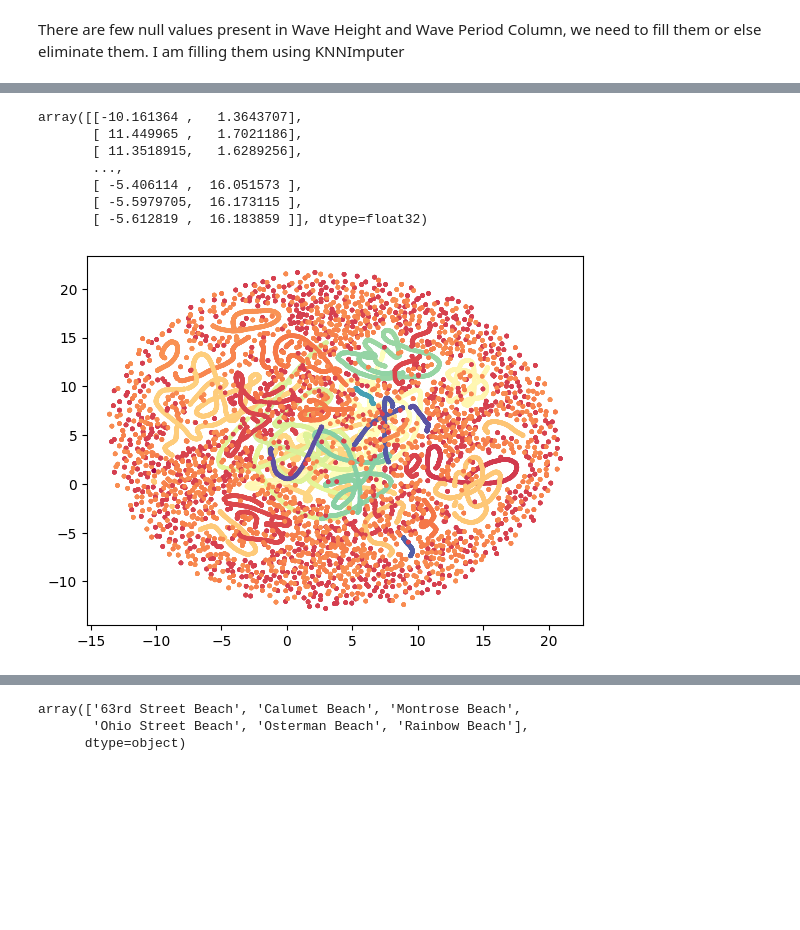
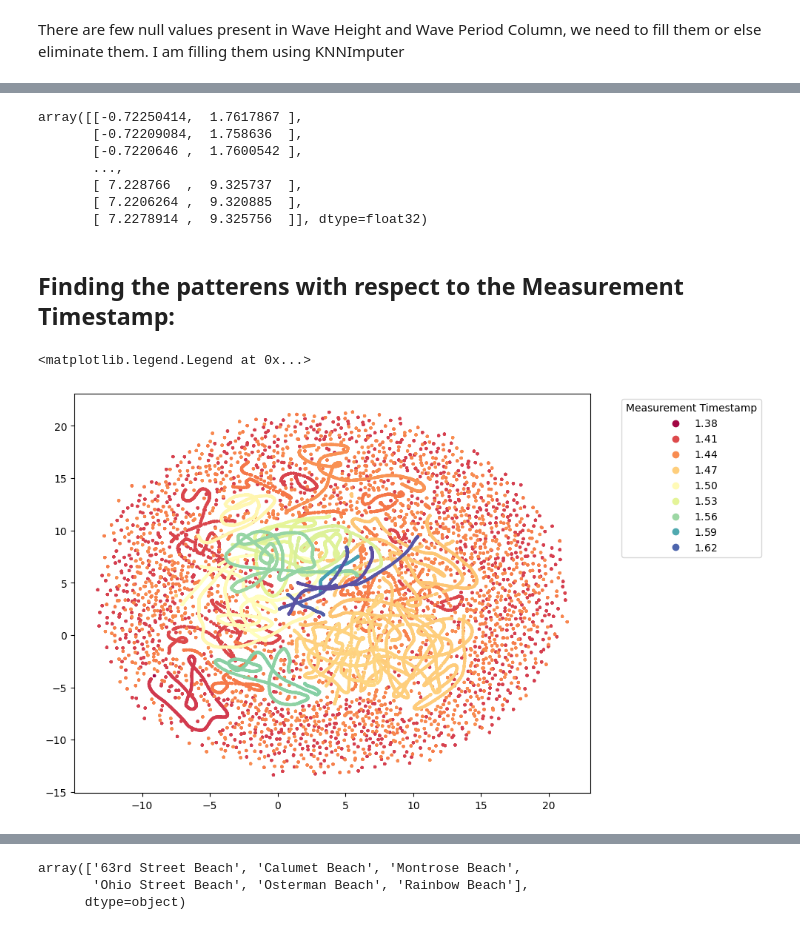
Before and after one commit to amohammed5075/TDA_Project, a Jupyter notebook: Code_TDA_Timeliness.ipynb, the cells around one changed output, grey strips where cells are left out. Cells and saved outputs as stored; diff of their text form; code cells hidden in the pictures; blank space fills up the shorter version.

Commit message:
Worked on UMAP(1. Different Sorting 2. Included parameters in UMAP 3. Found patterns)

```diff
--- a/Code_TDA_Timeliness.ipynb
+++ b/Code_TDA_Timeliness.ipynb
@@ -4,7 +4,7 @@ import pandas as pd
 import matplotlib.pyplot as plt
 import seaborn as sns
 # %%
-data = pd.read_csv("/content/drive/MyDrive/UALR/GA/Data1/Beach_Water_Quality_-_Automated_Sensors.csv")
+data = pd.read_csv("/content/drive/MyDrive/UALR/GA/GA/Data1/Beach_Water_Quality_-_Automated_Sensors.csv")
 # %%
 data.head()
 # %% [output]
@@ -219,5 +225,6 @@ data[data['Beach Name'] == 'Calumet Beach']
 # %%
-data_sorted = data.sort_values(by=['Beach Name','Measurement Timestamp'])
+# data_sorted = data.sort_values(by=['Beach Name','Measurement Timestamp'])
+data_sorted = data.sort_values(by=['Measurement Timestamp','Beach Name'])
 # %%
 data_sorted['Beach Name'].unique()
 # %% [output]
@@ -346,5 +343,13 @@ encoded_data_pre
 # %%
-encoded_data_pre['Measurement Timestamp'] = (timeseries_data - reference_time).dt.total_seconds() / 60
+# timeseries_data = encoded_data_pre['Measurement Timestamp']
+
+# reference_time = timeseries_data.min()
+
+# encoded_data_pre['Measurement Timestamp'] = (timeseries_data - reference_time).dt.total_seconds() / 60
+# %%
+# Convert datetime to numeric representation
+# encoded_data_pre['Measurement Timestamp'] = pd.to_datetime(encoded_data_pre['Measurement Timestamp'])
+encoded_data_pre['Measurement Timestamp'] = encoded_data_pre['Measurement Timestamp'].apply(lambda x: x.timestamp())
 # %%
 encoded_data_pre.isna().sum()
 # %% [output]
@@ -380,15 +409,24 @@ umap_result = reducer.fit_transform(encoded_data_pre)
 # %%
 umap_result
 # %% [output]
-array([[-10.161364 ,   1.3643707],
-       [ 11.449965 ,   1.7021186],
-       [ 11.3518915,   1.6289256],
+array([[-0.72250414,  1.7617867 ],
+       [-0.72209084,  1.758636  ],
+       [-0.7220646 ,  1.7600542 ],
        ...,
-       [ -5.406114 ,  16.051573 ],
-       [ -5.5979705,  16.173115 ],
-       [ -5.612819 ,  16.183859 ]], dtype=float32)
+       [ 7.228766  ,  9.325737  ],
+       [ 7.2206264 ,  9.320885  ],
+       [ 7.2278914 ,  9.325756  ]], dtype=float32)
+# %% [markdown]
+## Finding the patterens with respect to the Measurement Timestamp:
 # %%
-# plt.scatter(umap_result[:, 0], umap_result[:, 1]);
-plt.scatter(umap_result[:, 0], umap_result[:, 1], c=encoded_data_pre['Measurement Timestamp'], s=5, cmap='Spectral');
+fig, ax = plt.subplots(figsize=(9, 7))
+
+scatter = plt.scatter(umap_result[:, 0], umap_result[:, 1], c=encoded_data_pre['Measurement Timestamp'], s=4, cmap='Spectral');
+
+# Add a legend
+plt.legend(*scatter.legend_elements(), title='Measurement Timestamp',bbox_to_anchor=(1.05, 1), loc='upper left')
+
+# plt.show()
 # %% [output]
+<matplotlib.legend.Legend at 0x...>
-[figure, old version]
+[figure, new version]
```
Also changed, not shown: parts of 33 cells of this notebook.
